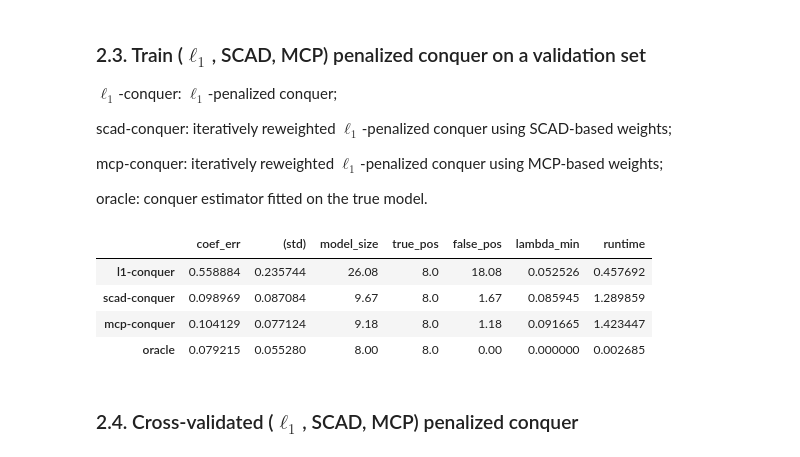
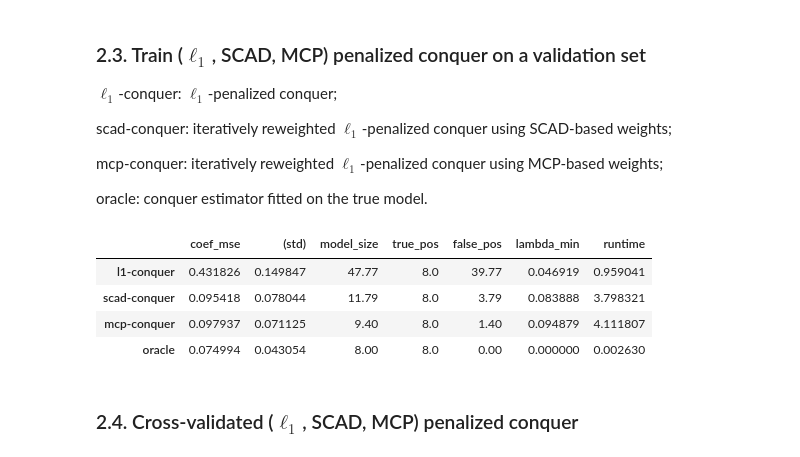
Before and after one commit to WenxinZhou/conquer, a Jupyter notebook: experiments/hd_example.ipynb, the cells around one changed output. Cells and saved outputs as stored; diff of their text form; code cells hidden in the pictures.

```diff
--- a/experiments/hd_example.ipynb
+++ b/experiments/hd_example.ipynb
@@ -117,15 +111,13 @@ for m in range(M):
     tic = time.time()
     l1_beta, l1_fit = reg_sqr.l1(0.7*sim_lambda, tau)
     runtime[0] += time.time() - tic
-    l1_size = sum(l1_beta!=0)
-    l1_set = np.where(l1_beta!=0)[0]
+    l1_size, l1_set = sum(l1_beta!=0), np.where(l1_beta!=0)[0]
 
     ## Iteratively reweighted l1-penalized conquer (IRW-l1 conquer)
     tic = time.time()
     irw_beta, irw_fit = reg_sqr.irw(0.7*sim_lambda, tau)
     runtime[1] += time.time() - tic
-    irw_size = sum(irw_beta!=0)
-    irw_set = np.where(irw_beta!=0)[0]
+    irw_size, irw_set = sum(irw_beta!=0), np.where(irw_beta!=0)[0]
 
     ## Oracle conquer
     tic = time.time()
@@ -161,21 +153,21 @@ X1 selection rate: 1.0
 Construct the covariance matrix $\Sigma = (\sigma_j \sigma_k 0.5^{|j-k|})_{1\leq j, k \leq p}$, where $\sigma_1, \ldots, \sigma_p$ are independently generated from Unif$(1,2)$.
 Generate independent data vectors $\{(y_i , x_i) \}_{i=1}^n$ from the model $y_i =   \langle x_i, \beta^*  \rangle    +   \varepsilon_i - F_{ \varepsilon_i}^{-1}(\tau)$, where $x_i \sim N(0, \Sigma)$ and $\varepsilon_i \sim t_2$ are independent, and $\beta^* \in \mathbb R^p$ is sparse.
 # %%
-n = 256
-p = 1028
-s = 8
-tau = 0.8
+n, p = 256, 1028
+tau = 0.75
 
 Mu, Sig = np.zeros(p), cov_generate(rgt.uniform(1,2,size=p))
 itcp, beta = 4, np.zeros(p)
-beta[:15] = [1.8, 0, 1.6, 0, 1.4, 0, 1.2, 0, 1, 0, -1, 0, -1.2, 0, -1.6]
+beta[:15] = [1.6, 0, 1.4, 0, 1.2, 0, 1, 0, -1, 0, -1.2, 0, -1.4, 0, -1.6]
 true_set = np.where(abs(beta)>0)[0]
+true_loc = np.zeros(p)
+true_loc[true_set] = 1
 # %% [markdown]
 ### 2.1. Simulation results for $\ell_1$- and iteratively reweighted $\ell_1$-penalized conquer
 
 The penality level $\lambda>0$ is determined by a simulation-based method.
 # %%
-M = 200
+M = 100
 runtime = np.zeros(3)
 itcp_err = np.zeros(shape=(M,3))
 coef_err = np.zeros(shape=(M,3))
@@ -189,7 +181,7 @@ for m in range(M):
     Y += err
 
     reg_sqr = reg_conquer(X, Y)
-    sim_lambda = np.quantile(reg_sqr.self_tuning(tau), 0.9)
+    sim_lambda = np.quantile(reg_sqr.self_tuning(tau), 0.95)
 
     ## l1-penalized conquer
     tic = time.time()
@@ -319,7 +306,7 @@ mcp-conquer: iteratively reweighted $\ell_1$-penalized conquer using MCP-based w
 oracle: conquer estimator fitted on the true model.
 # %%
 n_val = 128
-nlambda, M = 20, 100
+nlambda, M = 40, 100
 ## [coef_se, model_size, true_pos, false_pos, lambda_min]
 metrics = np.zeros(shape=(4,M,5))
 runtime = np.zeros(4)
@@ -334,7 +321,7 @@ for m in range(M):
     X_val, Y_val = X_all[n:,:], Y_all[n:]
 
     lambda_max = np.max(reg_conquer(X, Y).self_tuning(tau, B=200))
-    lambda_seq = np.linspace(lambda_max, 0.4*lambda_max, nlambda)
+    lambda_seq = np.linspace(lambda_max, 0.25*lambda_max, nlambda)
     reg_sqr = val_conquer(X, Y, X_val, Y_val)
 
     tic = time.time()
@@ -373,44 +360,44 @@ for m in range(M):
     metrics[2,m,3] = len(np.setdiff1d(mcp_set, true_set))
     # lambda_min (the value of lambda that gives minimum validation error)
     metrics[0,m,4], metrics[1,m,4], metrics[2,m,4] = l1_fit[2], scad_fit[2], mcp_fit[2]
-    #print(m, "average runtime =", runtime/(m+1))
 # %%
-l1_out = {"coef_err":   np.mean(metrics[0,:,0]),
+l1_out = {"coef_mse":   np.mean(metrics[0,:,0]),
           "(std)":      np.std(metrics[0,:,0]),
           "model_size": np.mean(metrics[0,:,1]),
           "true_pos":   np.mean(metrics[0,:,2]),
           "false_pos":  np.mean(metrics[0,:,3]),
           "lambda_min": np.mean(metrics[0,:,4]),
           "runtime":    runtime[0]/M }
-scad_out = {"coef_err":   np.mean(metrics[1,:,0]),
+scad_out = {"coef_mse":   np.mean(metrics[1,:,0]),
             "(std)":      np.std(metrics[1,:,0]),
             "model_size": np.mean(metrics[1,:,1]),
             "true_pos":   np.mean(metrics[1,:,2]),
             "false_pos":  np.mean(metrics[1,:,3]),
             "lambda_min": np.mean(metrics[1,:,4]),
             "runtime":    runtime[1]/M }
-mcp_out = {"coef_err":   np.mean(metrics[2,:,0]),
+mcp_out = {"coef_mse":   np.mean(metrics[2,:,0]),
            "(std)":      np.std(metrics[2,:,0]),
            "model_size": np.mean(metrics[2,:,1]),
            "true_pos":   np.mean(metrics[2,:,2]),
            "false_pos":  np.mean(metrics[2,:,3]),
            "lambda_min": np.mean(metrics[2,:,4]),
            "runtime":    runtime[2]/M }
-ora_out = {"coef_err":   np.mean(metrics[3,:,0]),
+ora_out = {"coef_mse":   np.mean(metrics[3,:,0]),
            "(std)":      np.std(metrics[3,:,0]),
            "model_size": np.mean(metrics[3,:,1]),
            "true_pos":   np.mean(metrics[3,:,2]),
            "false_pos":  np.mean(metrics[3,:,3]),
            "lambda_min": np.mean(metrics[3,:,4]),
            "runtime":    runtime[3]/M }
-outcome = pd.DataFrame(data=[l1_out, scad_out, mcp_out, ora_out], index=["l1-conquer", "scad-conquer","mcp-conquer","oracle"])
+outcome = pd.DataFrame(data=[l1_out, scad_out, mcp_out, ora_out],
+                       index=["l1-conquer", "scad-conquer","mcp-conquer","oracle"])
 outcome
 # %% [output]
-|  | coef_err | (std) | model_size | true_pos | false_pos | lambda_min | runtime |
-| l1-conquer | 0.558884 | 0.235744 | 26.08 | 8.0 | 18.08 | 0.052526 | 0.457692 |
-| scad-conquer | 0.098969 | 0.087084 | 9.67 | 8.0 | 1.67 | 0.085945 | 1.289859 |
-| mcp-conquer | 0.104129 | 0.077124 | 9.18 | 8.0 | 1.18 | 0.091665 | 1.423447 |
-| oracle | 0.079215 | 0.055280 | 8.00 | 8.0 | 0.00 | 0.000000 | 0.002685 |
+|  | coef_mse | (std) | model_size | true_pos | false_pos | lambda_min | runtime |
+| l1-conquer | 0.431826 | 0.149847 | 47.77 | 8.0 | 39.77 | 0.046919 | 0.959041 |
+| scad-conquer | 0.095418 | 0.078044 | 11.79 | 8.0 | 3.79 | 0.083888 | 3.798321 |
+| mcp-conquer | 0.097937 | 0.071125 | 9.40 | 8.0 | 1.40 | 0.094879 | 4.111807 |
+| oracle | 0.074994 | 0.043054 | 8.00 | 8.0 | 0.00 | 0.000000 | 0.002630 |
 # %% [markdown]
 ### 2.4. Cross-validated ($\ell_1$, SCAD, MCP) penalized conquer
 # %%
```
Also changed, not shown: parts of 14 cells of this notebook.
